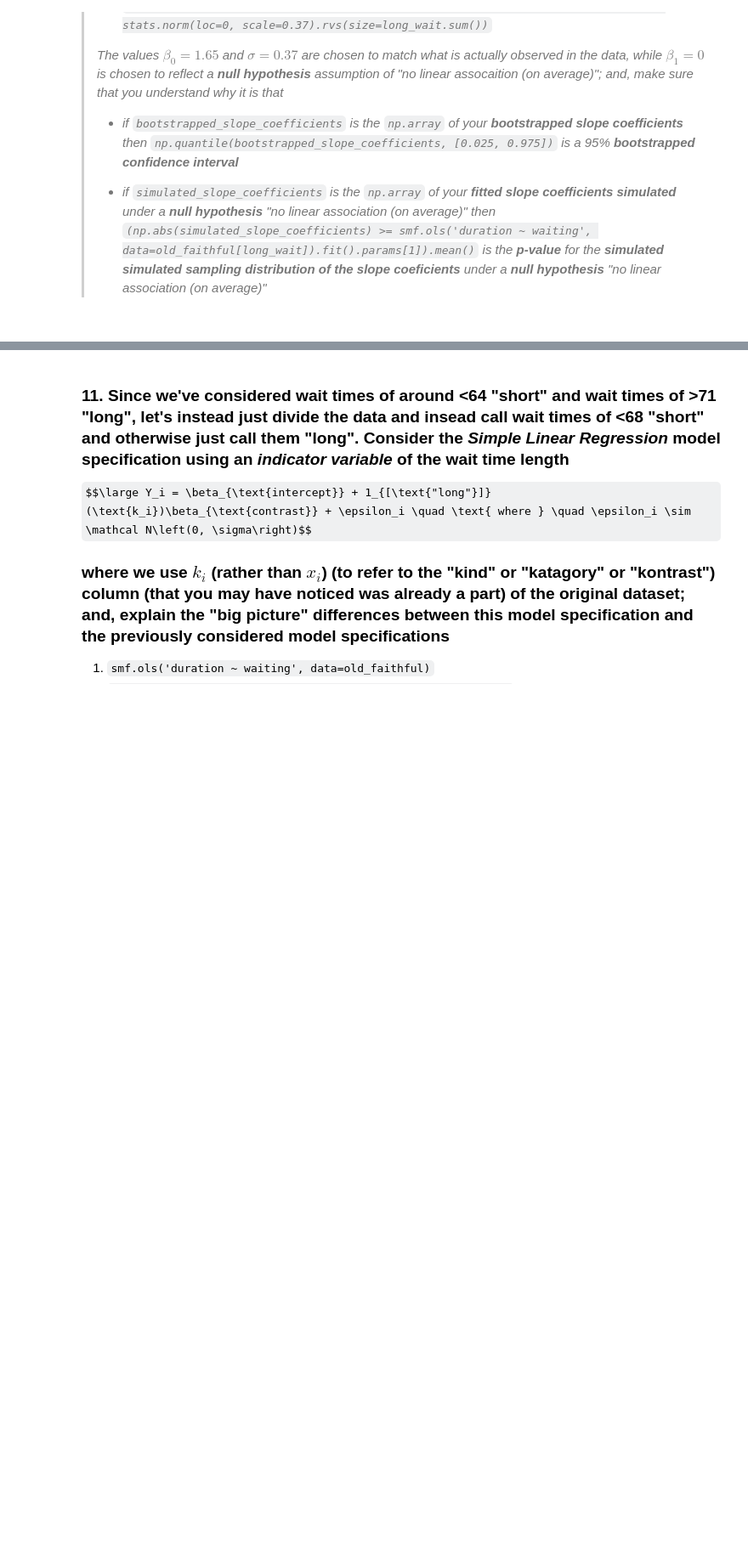
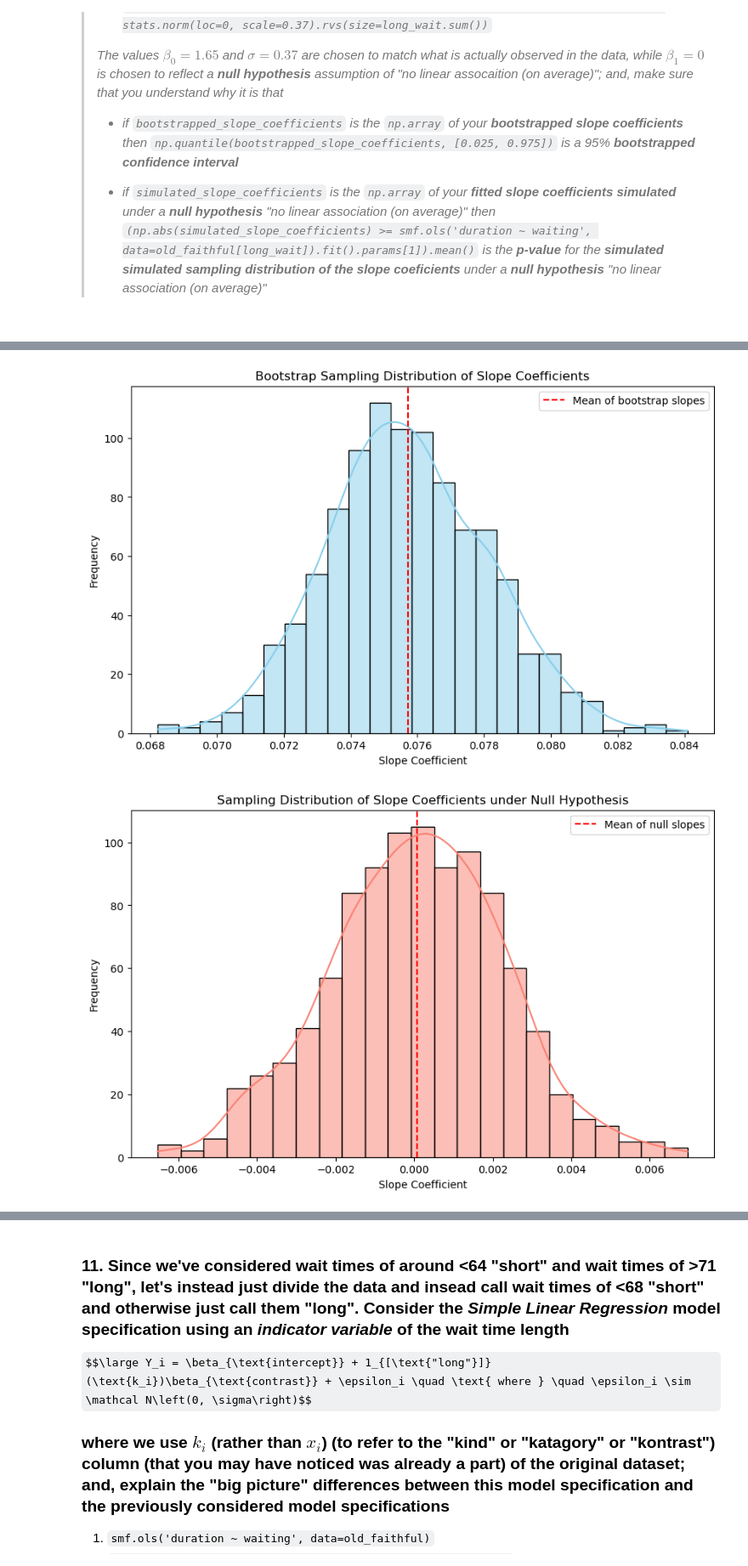
Before and after one commit to mikuknightforever/STA130, a Jupyter notebook: STA130F24_HW06_Week07ate09_DueNov07.ipynb, the cells around one changed output, grey strips where cells are left out. Shown at 85% size. Cells and saved outputs as stored; diff of their text form; code cells hidden in the pictures; folded sections open; some formulas as TeX source; blank space fills up the shorter version.

```diff
--- a/STA130F24_HW06_Week07ate09_DueNov07.ipynb
+++ b/STA130F24_HW06_Week07ate09_DueNov07.ipynb
@@ -687,0 +698,78 @@ fig.show() # USE `fig.show(renderer="png")` FOR ALL GitHub and MarkUs SUBMISSION
+# %%
+import numpy as np
+import pandas as pd
+import seaborn as sns
+import statsmodels.formula.api as smf
+import matplotlib.pyplot as plt
+from scipy.stats import norm
+
+# Load dataset
+old_faithful = sns.load_dataset('geyser')
+long_wait = old_faithful['waiting'] > 0  # Assuming 'waiting' greater than 0 to filter valid rows
+data = old_faithful[long_wait][['duration', 'waiting']].dropna()
+n_bootstraps = 1000
+n_sample = 160
+
+# 1. Bootstrap the slope coefficients
+bootstrapped_slopes = []
+
+for _ in range(n_bootstraps):
+    sample = data.sample(n=n_sample, replace=True)
+    model = smf.ols('duration ~ waiting', data=sample).fit()
+    bootstrapped_slopes.append(model.params['waiting'])
+
+# Visualize the bootstrap distribution of slopes
+plt.figure(figsize=(10, 6))
+sns.histplot(bootstrapped_slopes, kde=True, color="skyblue", edgecolor="black")
+plt.axvline(np.mean(bootstrapped_slopes), color='red', linestyle='--', label='Mean of bootstrap slopes')
+plt.xlabel("Slope Coefficient")
+plt.ylabel("Frequency")
+plt.title("Bootstrap Sampling Distribution of Slope Coefficients")
+plt.legend()
+plt.show()
+
+# 2. Simulate samples under null hypothesis (beta_1=0, beta_0=1.65, sigma=0.37)
+np.random.seed(42)
+beta_0, beta_1, sigma = 1.65, 0, 0.37
+null_slopes = []
+
+for _ in range(n_bootstraps):
+    # Randomly sample n_sample values for waiting
+    waiting_sample = data['waiting'].sample(n=n_sample, replace=True)
+    simulated_Y = beta_0 + beta_1 * waiting_sample + np.random.normal(0, sigma, n_sample)
+    simulated_data = pd.DataFrame({'duration': simulated_Y, 'waiting': waiting_sample})
+    null_model = smf.ols('duration ~ waiting', data=simulated_data).fit()
+    null_slopes.append(null_model.params['waiting'])
+
+
+# Visualize the sampling distribution under null hypothesis
+plt.figure(figsize=(10, 6))
+sns.histplot(null_slopes, kde=True, color="salmon", edgecolor="black ")
+plt.axvline(np.mean(null_slopes), color='red', linestyle='--', label='Mean of null slopes')
+plt.xlabel("Slope Coefficient")
+plt.ylabel("Frequency")
+plt.title("Sampling Distribution of Slope Coefficients under Null Hypothesis")
+plt.legend()
+plt.show()
+
+# 3. 95% Bootstrapped Confidence Interval
+lower_bound, upper_bound = np.percentile(bootstrapped_slopes, [2.5, 97.5])
+contains_zero = lower_bound <= 0 <= upper_bound
+
+# Print the results
+print("95% Bootstrapped Confidence Interval for the slope:", (lower_bound, upper_bound))
+print("Does the interval contain 0?", contains_zero)
+
+# 4. Calculate p-value from the null distribution
+observed_slope = smf.ols('duration ~ waiting', data=data).fit().params['waiting']
+p_value_simulation = (np.sum(np.abs(null_slopes) >= np.abs(observed_slope)) / n_bootstraps)
+
+# Compare with p-value from original model
+original_model = smf.ols('duration ~ waiting', data=data).fit()
+p_value_original = original_model.pvalues['waiting']
+
+print("Simulated p-value:", p_value_simulation)
+print("Original model p-value:", p_value_original)
+# %% [output]
+[figure, added]
+[figure, added]
```
Also changed, not shown: parts of 39 cells of this notebook.
